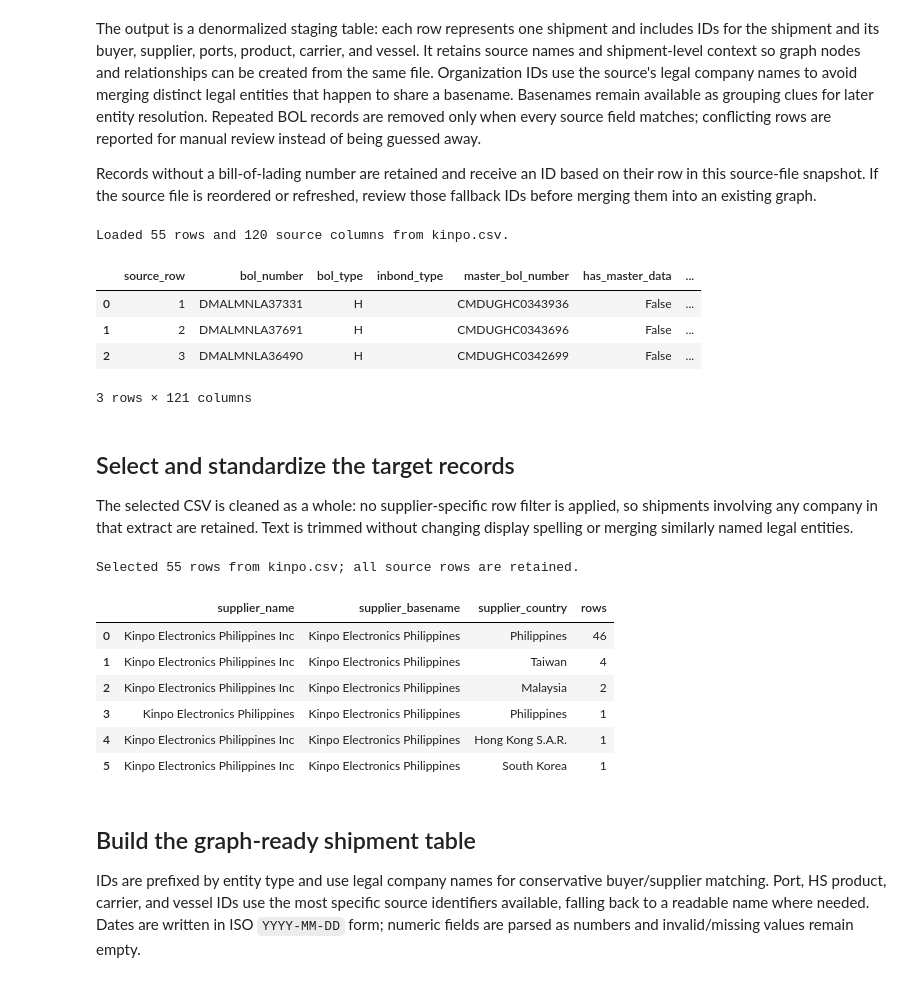
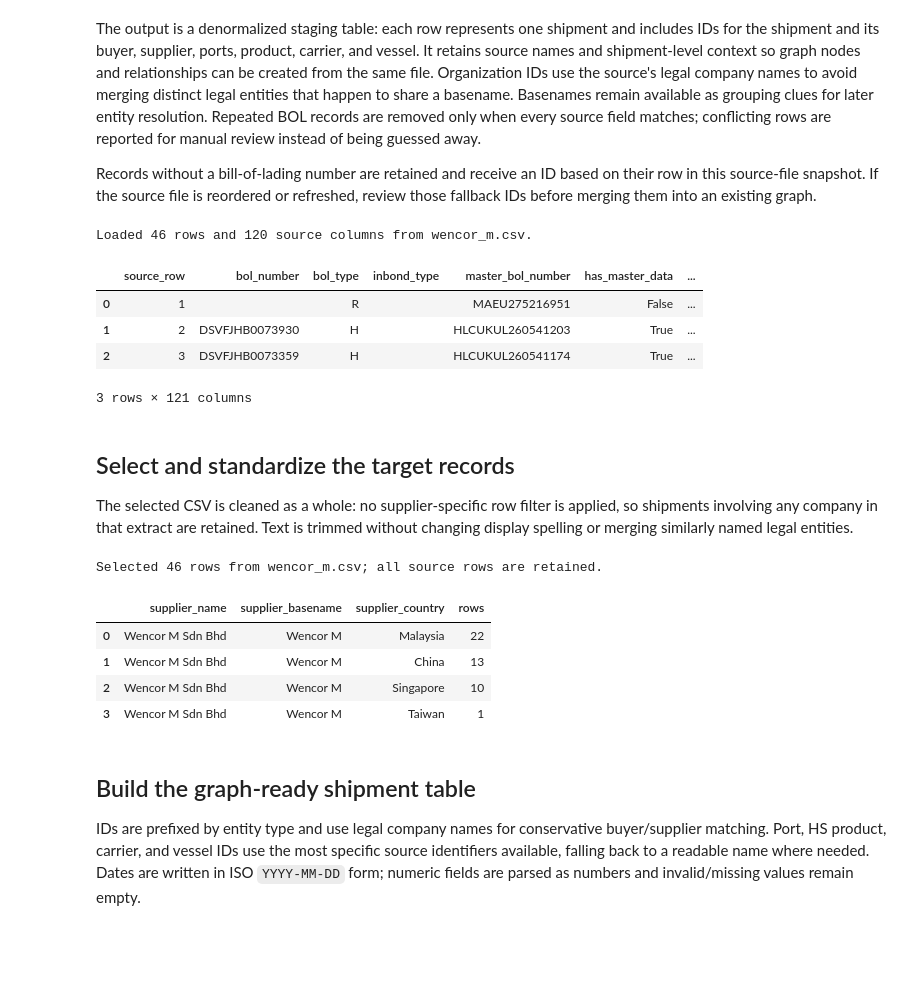
Before and after one commit to Josephus-git/supply-chain-ressilience, a Jupyter notebook: jupyter_notebooks/yeti_csv_cleaning_for_knowledge_graph.ipynb, the cells around one changed output. Saved outputs shown, nothing was run; the diff lists cells and outputs as text; code cells hidden in the pictures; blank space fills up the shorter version.

```diff
--- a/jupyter_notebooks/yeti_csv_cleaning_for_knowledge_graph.ipynb
+++ b/jupyter_notebooks/yeti_csv_cleaning_for_knowledge_graph.ipynb
@@ -9,37 +9,37 @@ Records without a bill-of-lading number are retained and receive an ID based on
 # %%
 import re
 from pathlib import Path
 
 import pandas as pd
 
 PROJECT_ROOT = next(
     path for path in (Path.cwd(), *Path.cwd().parents)
     if (path / "data/csv").is_dir()
 )
 CSV_DIR = PROJECT_ROOT / "data/csv"
 AVAILABLE_CSVS = sorted(path.name for path in CSV_DIR.glob("*.csv"))
 
 # Choose any YETI CSV in data/csv, then run the notebook from the top.
-SOURCE_CSV = "kinpo.csv"
+SOURCE_CSV = "wencor_m.csv"
 
 if SOURCE_CSV not in AVAILABLE_CSVS:
     raise FileNotFoundError(
         f"{SOURCE_CSV!r} was not found in {CSV_DIR}. Available CSVs: {AVAILABLE_CSVS}"
     )
 
 SOURCE_PATH = CSV_DIR / SOURCE_CSV
 OUTPUT_PATH = PROJECT_ROOT / "data/processed" / f"{SOURCE_PATH.stem}_shipments_clean.csv"
 
 raw = pd.read_csv(SOURCE_PATH, dtype="string", keep_default_na=False)
 raw.insert(0, "source_row", range(1, len(raw) + 1))
 print(f"Loaded {len(raw):,} rows and {len(raw.columns) - 1:,} source columns from {SOURCE_PATH.name}.")
 display(raw.head(3))
 # %% [output]
-Loaded 55 rows and 120 source columns from kinpo.csv.
+Loaded 46 rows and 120 source columns from wencor_m.csv.
 |  | source_row | bol_number | bol_type | inbond_type | master_bol_number | has_master_data | ... |
-| 0 | 1 | DMALMNLA37331 | H |  | CMDUGHC0343936 | False | ... |
-| 1 | 2 | DMALMNLA37691 | H |  | CMDUGHC0343696 | False | ... |
-| 2 | 3 | DMALMNLA36490 | H |  | CMDUGHC0342699 | False | ... |
+| 0 | 1 |  | R |  | MAEU275216951 | False | ... |
+| 1 | 2 | DSVFJHB0073930 | H |  | HLCUKUL260541203 | True | ... |
+| 2 | 3 | DSVFJHB0073359 | H |  | HLCUKUL260541174 | True | ... |
 3 rows × 121 columns
 # %% [markdown]
 ## Select and standardize the target records
@@ -111,14 +111,12 @@ if shipments.empty:
 print(f"Selected {len(shipments):,} rows from {SOURCE_PATH.name}; all source rows are retained.")
 display(shipments[["supplier_name", "supplier_basename", "supplier_country"]].value_counts(dropna=False).rename("rows").reset_index())
 # %% [output]
-Selected 55 rows from kinpo.csv; all source rows are retained.
+Selected 46 rows from wencor_m.csv; all source rows are retained.
 |  | supplier_name | supplier_basename | supplier_country | rows |
-| 0 | Kinpo Electronics Philippines Inc | Kinpo Electronics Philippines | Philippines | 46 |
-| 1 | Kinpo Electronics Philippines Inc | Kinpo Electronics Philippines | Taiwan | 4 |
-| 2 | Kinpo Electronics Philippines Inc | Kinpo Electronics Philippines | Malaysia | 2 |
-| 3 | Kinpo Electronics Philippines | Kinpo Electronics Philippines | Philippines | 1 |
-| 4 | Kinpo Electronics Philippines Inc | Kinpo Electronics Philippines | Hong Kong S.A.R. | 1 |
-| 5 | Kinpo Electronics Philippines Inc | Kinpo Electronics Philippines | South Korea | 1 |
+| 0 | Wencor M Sdn Bhd | Wencor M | Malaysia | 22 |
+| 1 | Wencor M Sdn Bhd | Wencor M | China | 13 |
+| 2 | Wencor M Sdn Bhd | Wencor M | Singapore | 10 |
+| 3 | Wencor M Sdn Bhd | Wencor M | Taiwan | 1 |
 # %% [markdown]
 ## Build the graph-ready shipment table
 
```
Also changed, not shown: parts of 2 cells of this notebook, 5 other files.
